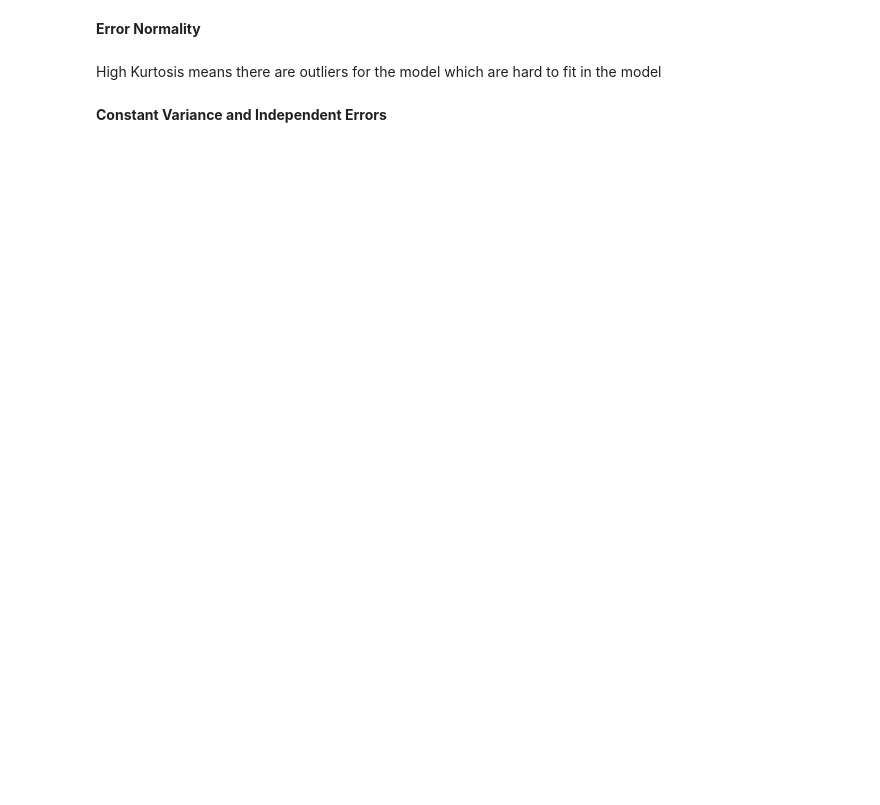
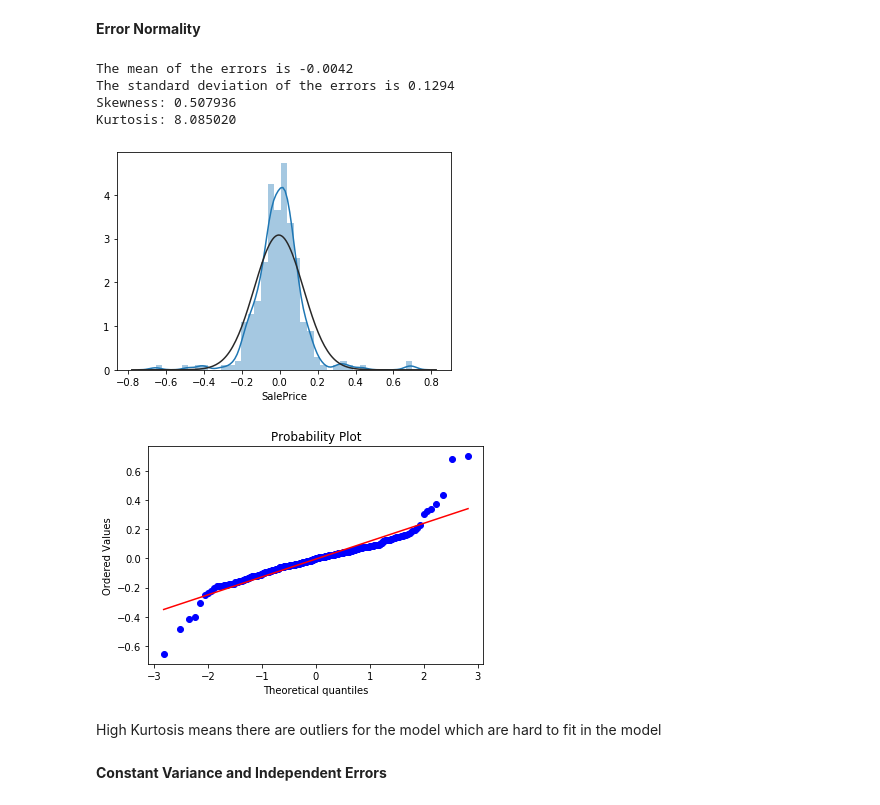
Before and after one commit to miazhx/Kaggle-House-Prices, a Jupyter notebook: Mia/data_processing_test.ipynb, the cells around one changed output. Saved outputs shown, nothing was run; the diff lists cells and outputs as text; code cells hidden in the pictures; blank space fills up the shorter version.

```diff
--- a/Mia/data_processing_test.ipynb
+++ b/Mia/data_processing_test.ipynb
@@ -17,7 +17,6 @@ import seaborn as sns
 %matplotlib inline
 
 
-
 def data_process(test=False):
 
 
@@ -31,7 +30,9 @@ def data_process(test=False):
 
     # Remove outliers in training set.
     outlier_list_scatter = [524, 1299]
-    outlier_list_hard_to_fit = [463, 31, 534, 1433, 739, 1159, 108, 1231, 971, 1424 ]
+    outlier_list_hard_to_fit = [
+        463, 31, 534, 1433, 739, 1159, 108, 1231, 971, 1424
+    ]
     outlier_list = outlier_list_scatter + outlier_list_hard_to_fit
     df_raw_train = df_raw_train.drop(outlier_list)
 
@@ -302,14 +407,29 @@ train_linear( )
 # %% [markdown]
  **Error Normality**
 # %%
+df_processed = data_process(test=False)
+x_m = df_processed.drop(["SalePrice"], axis=1)
+y_m = df_processed.loc[:,'SalePrice']
+X_train, X_test, y_train, y_test = train_test_split(x_m, y_m, test_size=0.2, random_state=42)
+
+ols = LinearRegression()
+ols.fit(X_train, y_train)
+
 error = ols.predict(X_test) - y_test
 print('The mean of the errors is %.4f' %np.mean(error))
 print('The standard deviation of the errors is %.4f' % np.std(error))
 print("Skewness: %f" % error.skew())
 print("Kurtosis: %f" % error.kurt())
 sns.distplot(error, fit=norm);
 fig = plt.figure()
 res = stats.probplot(error, plot=plt)
+# %% [output]
+The mean of the errors is -0.0042
+The standard deviation of the errors is 0.1294
+Skewness: 0.507936
+Kurtosis: 8.085020
+[figure, added]
+[figure, added]
 # %% [markdown]
 High Kurtosis means there are outliers for the model which are hard to fit in the model
 # %%
```
Also changed, not shown: parts of 5 cells of this notebook, 4 other files.
